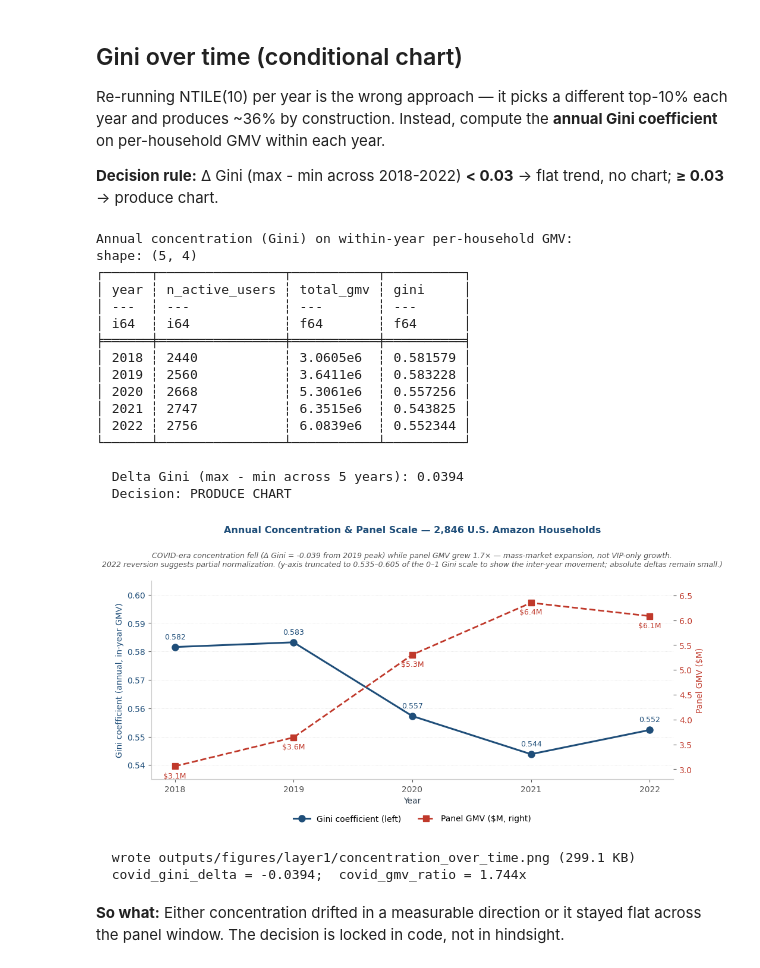
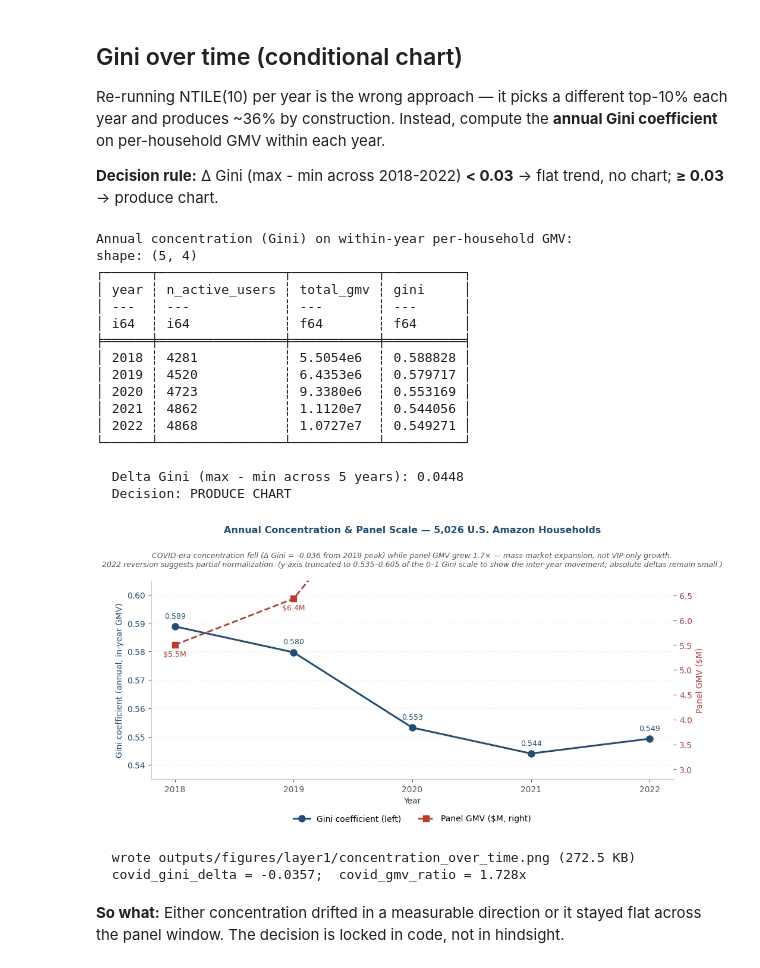
Before and after one commit to lilwan345/amazon-revenue-analytics, a Jupyter notebook: notebooks/01_layer1_concentration.ipynb, the cells around one changed output. Drawn from its saved outputs; the diff is of its cells as text; code cells hidden in the pictures.

```diff
--- a/notebooks/01_layer1_concentration.ipynb
+++ b/notebooks/01_layer1_concentration.ipynb
@@ -904,7 +904,7 @@ ax.set_xlabel("GMV contribution ($, cohort-capped 2018-2022)", fontsize=10)
 ax.set_xlim(0, xmax * 1.22)
 ax.xaxis.set_major_formatter(dollar_millions_formatter())
 
-ax.set_title("GMV by Decile — 2,846 U.S. Amazon Households", pad=22, fontsize=11.5)
+ax.set_title("GMV by Decile — 5,026 U.S. Amazon Households", pad=22, fontsize=11.5)
 ax.text(
     0.5, 1.02,
     "Decile 1 (top 10%) accounts for 36.0% of panel GMV; bottom 50% (deciles 6-10) accounts for 14.0%.",
@@ -1223,7 +1223,7 @@ YEARS = [2018, 2019, 2020, 2021, 2022]
 
 purchases_with_dates = purchases.with_columns(
     pl.col("Order Date")
-        .str.strptime(pl.Date, format="%-m/%-d/%y", strict=True)
+        .str.strptime(pl.Date, format="%Y-%m-%d", strict=True)
         .alias("order_date"),
     (pl.col("Purchase Price Per Unit") * pl.col("Quantity")).alias("line_gmv"),
 )
@@ -1261,14 +1261,14 @@ shape: (5, 4)
 │ ---  ┆ ---            ┆ ---       ┆ ---      │
 │ i64  ┆ i64            ┆ f64       ┆ f64      │
 ╞══════╪════════════════╪═══════════╪══════════╡
-│ 2018 ┆ 2440           ┆ 3.0605e6  ┆ 0.581579 │
-│ 2019 ┆ 2560           ┆ 3.6411e6  ┆ 0.583228 │
-│ 2020 ┆ 2668           ┆ 5.3061e6  ┆ 0.557256 │
-│ 2021 ┆ 2747           ┆ 6.3515e6  ┆ 0.543825 │
-│ 2022 ┆ 2756           ┆ 6.0839e6  ┆ 0.552344 │
+│ 2018 ┆ 4281           ┆ 5.5054e6  ┆ 0.588828 │
+│ 2019 ┆ 4520           ┆ 6.4353e6  ┆ 0.579717 │
+│ 2020 ┆ 4723           ┆ 9.3380e6  ┆ 0.553169 │
+│ 2021 ┆ 4862           ┆ 1.1120e7  ┆ 0.544056 │
+│ 2022 ┆ 4868           ┆ 1.0727e7  ┆ 0.549271 │
 └──────┴────────────────┴───────────┴──────────┘
 
-  Delta Gini (max - min across 5 years): 0.0394
+  Delta Gini (max - min across 5 years): 0.0448
   Decision: PRODUCE CHART
 # %%
 if delta_gini >= 0.03:
@@ -1326,7 +1326,7 @@ if delta_gini >= 0.03:
         gmv_phrase = f"grew {(covid_gmv_ratio - 1) * 100:.0f}%"
 
     ax.set_title(
-        "Annual Concentration & Panel Scale — 2,846 U.S. Amazon Households",
+        "Annual Concentration & Panel Scale — 5,026 U.S. Amazon Households",
         pad=58, fontsize=11.5,
     )
     ax.text(
@@ -1349,36 +1349,36 @@ f"(y-axis truncated to 0.535–0.605 of the 0–1 Gini scale to show the inter-y
     ax.set_ylim(bottom=0.535, top=0.605)
     # Hard-cap right axis to (2.8, 6.8) — caps the top tick at 6.5 cleanly and
     # eliminates a dangling "7" mark that earlier auto-padding created.
     ax2.set_ylim(bottom=2.8, top=6.8)
 
     ax.yaxis.grid(True, linestyle=":", color="#dddddd", linewidth=0.6)
     ax.set_axisbelow(True)
     ax.set_xticks(YEARS)
 
     # Legend below the x-axis (outside plot area) — guarantees no overlap with
     # any data-point annotation regardless of where the GMV/Gini lines run.
     ax.legend(
         handles=[line_gini, line_gmv],
         loc="upper center",
         bbox_to_anchor=(0.5, -0.14),
         ncol=2,
         fontsize=10, frameon=False,
     )
 
     plt.tight_layout(rect=[0, 0.04, 1, 0.90])
 
     GINI_TIME_PNG = PROJECT_ROOT / "outputs" / "figures" / "layer1" / "concentration_over_time.png"
     plt.savefig(GINI_TIME_PNG, dpi=300, facecolor="white", bbox_inches="tight")
     plt.show()
     print(f"  wrote {GINI_TIME_PNG.relative_to(PROJECT_ROOT)} "
           f"({GINI_TIME_PNG.stat().st_size / 1024:.1f} KB)")
     print(f"  covid_gini_delta = {covid_gini_delta:+.4f};  covid_gmv_ratio = {covid_gmv_ratio:.3f}x")
 else:
     print(f"  No chart produced -- Delta Gini = {delta_gini:.4f} < 0.03 threshold.")
 # %% [output]
-[figure, old version]
+[figure, new version]
-  wrote outputs/figures/layer1/concentration_over_time.png (299.1 KB)
-  covid_gini_delta = -0.0394;  covid_gmv_ratio = 1.744x
+  wrote outputs/figures/layer1/concentration_over_time.png (272.5 KB)
+  covid_gini_delta = -0.0357;  covid_gmv_ratio = 1.728x
 # %% [markdown]
 **So what:** Either concentration drifted in a measurable direction or it stayed flat across the panel window. The decision is locked in code, not in hindsight.
 # %% [markdown]
```
Also changed, not shown: parts of 37 cells of this notebook, 33 other files.
